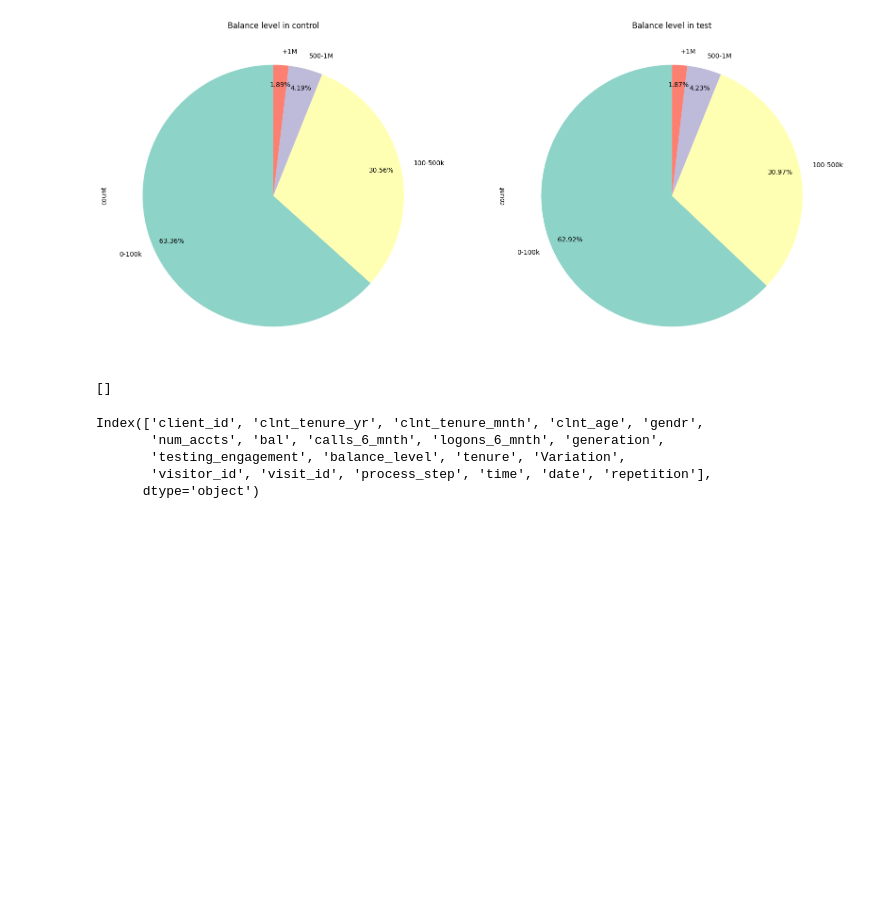
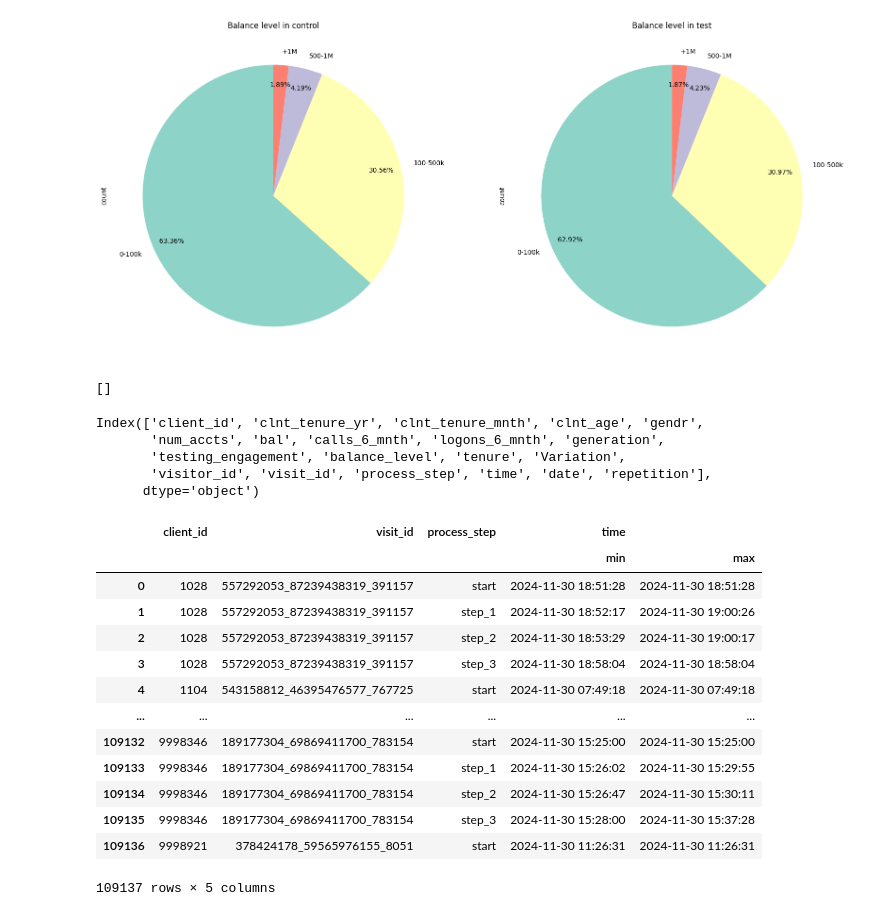
Before and after one commit to cemanzanoc/Project2, a Jupyter notebook: analysis.ipynb, the cells around one changed output. Drawn from its saved outputs; the diff is of its cells as text; code cells hidden in the pictures; blank space fills up the shorter version.

```diff
--- a/analysis.ipynb
+++ b/analysis.ipynb
@@ -241,3 +241,21 @@ Index(['client_id', 'clnt_tenure_yr', 'clnt_tenure_mnth', 'clnt_age', 'gendr',
        'testing_engagement', 'balance_level', 'tenure', 'Variation',
        'visitor_id', 'visit_id', 'process_step', 'time', 'date', 'repetition'],
       dtype='object')
+# %%
+df_pasos_1 = df_control.groupby(['client_id', 'visit_id', 'process_step'], as_index= False).agg({'time':['min', 'max']})
+df_pasos_1
+# %% [output]
+|  | client_id | visit_id | process_step | time |  |
+|  |  |  |  | min | max |
+| 0 | 1028 | 557292053_87239438319_391157 | start | 2024-11-30 18:51:28 | 2024-11-30 18:51:28 |
+| 1 | 1028 | 557292053_87239438319_391157 | step_1 | 2024-11-30 18:52:17 | 2024-11-30 19:00:26 |
+| 2 | 1028 | 557292053_87239438319_391157 | step_2 | 2024-11-30 18:53:29 | 2024-11-30 19:00:17 |
+| 3 | 1028 | 557292053_87239438319_391157 | step_3 | 2024-11-30 18:58:04 | 2024-11-30 18:58:04 |
+| 4 | 1104 | 543158812_46395476577_767725 | start | 2024-11-30 07:49:18 | 2024-11-30 07:49:18 |
+| ... | ... | ... | ... | ... | ... |
+| 109132 | 9998346 | 189177304_69869411700_783154 | start | 2024-11-30 15:25:00 | 2024-11-30 15:25:00 |
+| 109133 | 9998346 | 189177304_69869411700_783154 | step_1 | 2024-11-30 15:26:02 | 2024-11-30 15:29:55 |
+| 109134 | 9998346 | 189177304_69869411700_783154 | step_2 | 2024-11-30 15:26:47 | 2024-11-30 15:30:11 |
+| 109135 | 9998346 | 189177304_69869411700_783154 | step_3 | 2024-11-30 15:28:00 | 2024-11-30 15:37:28 |
+| 109136 | 9998921 | 378424178_59565976155_8051 | start | 2024-11-30 11:26:31 | 2024-11-30 11:26:31 |
+109137 rows × 5 columns
```
Also changed, not shown: parts of 12 cells of this notebook.
